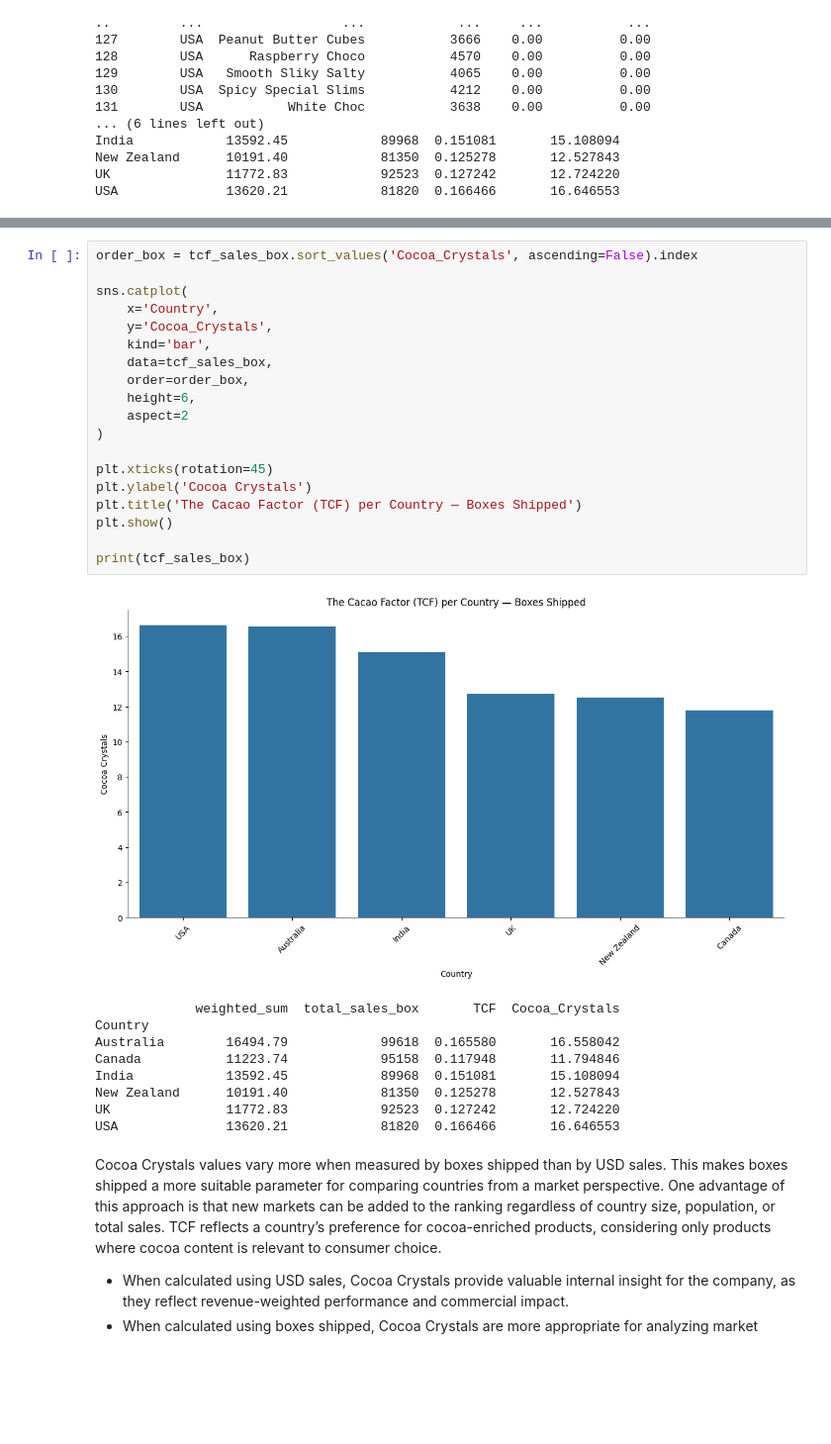
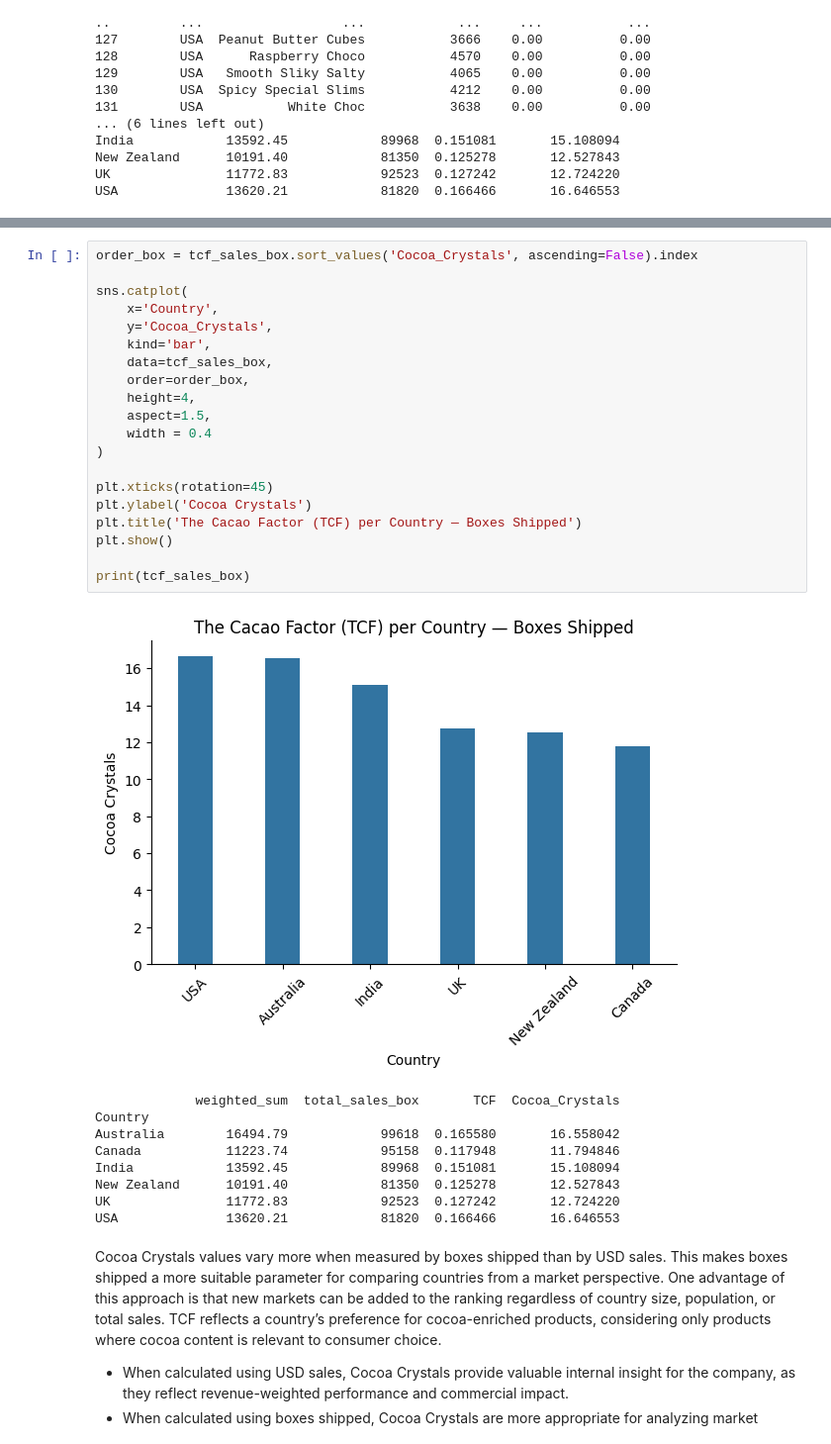
Before and after one commit to Lina060992/Chocolate, a Jupyter notebook: more_questions.ipynb, the cells around one changed output, grey strips where cells are left out. Shown at 99% size. Cells and saved outputs as stored; diff of their text form; blank space fills up the shorter version.

```diff
--- a/more_questions.ipynb
+++ b/more_questions.ipynb
@@ -719,24 +720,25 @@ print(sales_amount)
 # %%
 order_box = tcf_sales_box.sort_values('Cocoa_Crystals', ascending=False).index
 
 sns.catplot(
     x='Country',
     y='Cocoa_Crystals',
     kind='bar',
     data=tcf_sales_box,
     order=order_box,
-    height=6,
-    aspect=2
+    height=4,
+    aspect=1.5,
+    width = 0.4
 )
 
 plt.xticks(rotation=45)
 plt.ylabel('Cocoa Crystals')
 plt.title('The Cacao Factor (TCF) per Country — Boxes Shipped')
 plt.show()
 
 print(tcf_sales_box)
 # %% [output]
-[figure, old version]
+[figure, new version]
              weighted_sum  total_sales_box       TCF  Cocoa_Crystals
 Country
 Australia        16494.79            99618  0.165580       16.558042
```
Also changed, not shown: parts of 1 cell of this notebook, 2 other files.
